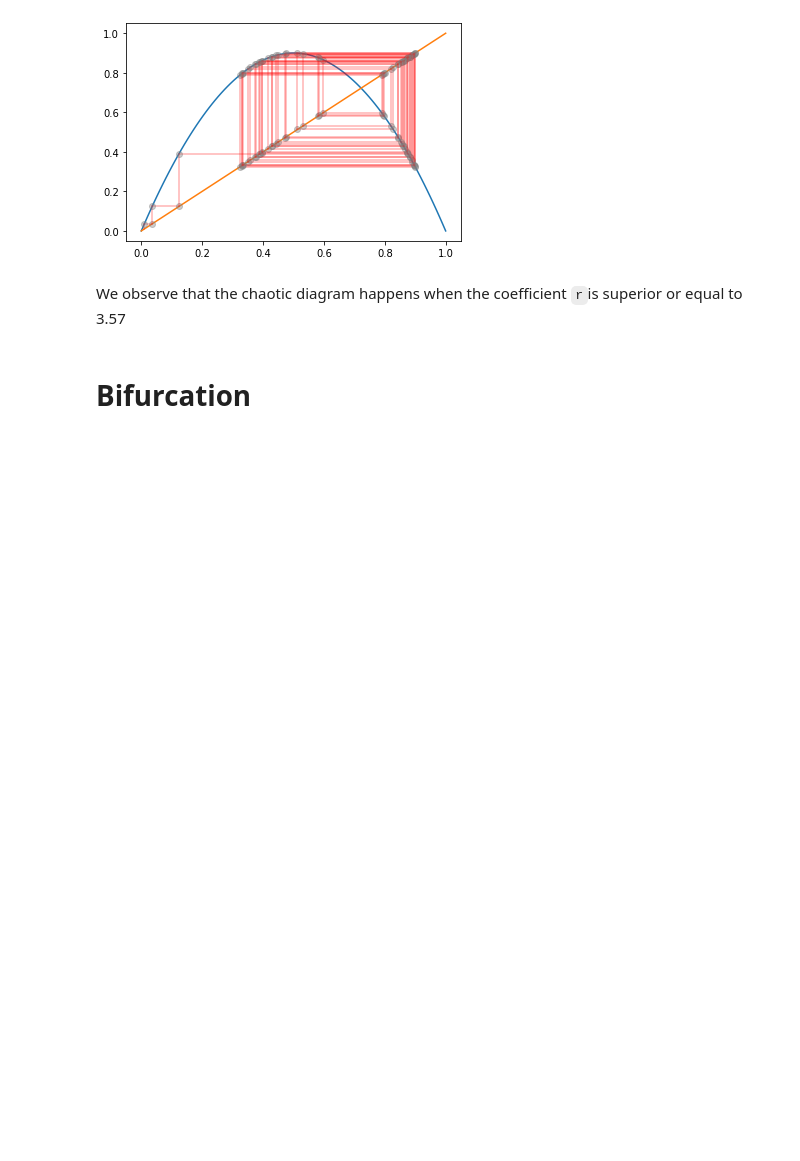
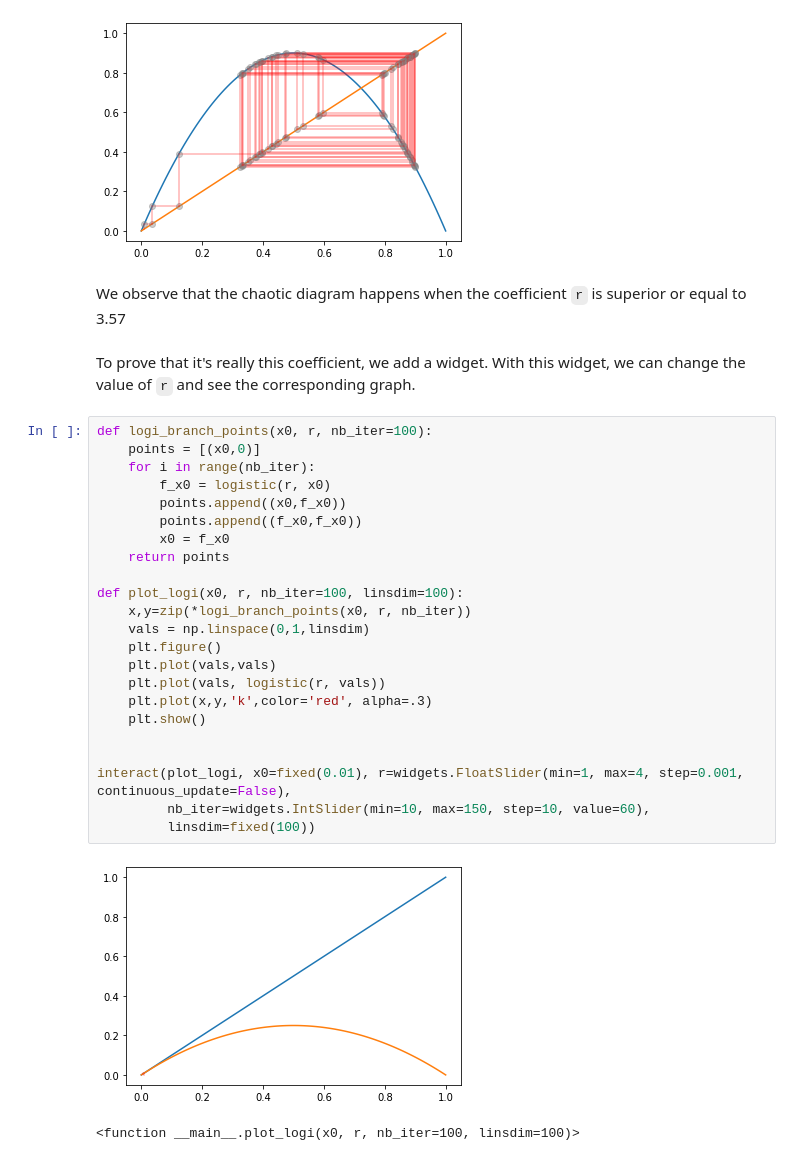
Before and after one commit to tanglef/chaoseverywhere, a Jupyter notebook: chaoseverywhere/Sketch/logistic.ipynb, the cells around one changed output. Drawn from its saved outputs; the diff is of its cells as text; blank space fills up the shorter version.

```diff
--- a/chaoseverywhere/Sketch/logistic.ipynb
+++ b/chaoseverywhere/Sketch/logistic.ipynb
@@ -61,6 +82,32 @@ logistic_draw(0.01, 3.6, 50, 100)
 # %% [output]
 [figure]
 # %% [markdown]
-We observe that the chaotic diagram happens when the coefficient `r`is superior or equal to 3.57
+We observe that the chaotic diagram happens when the coefficient `r` is superior or equal to 3.57
-# %% [markdown]
-# Bifurcation
+# %% [markdown]
+To prove that it's really this coefficient, we add a widget. With this widget, we can change the value of `r` and see the corresponding graph.
+# %%
+def logi_branch_points(x0, r, nb_iter=100):
+    points = [(x0,0)]
+    for i in range(nb_iter):
+        f_x0 = logistic(r, x0)
+        points.append((x0,f_x0))
+        points.append((f_x0,f_x0))
+        x0 = f_x0
+    return points
+
+def plot_logi(x0, r, nb_iter=100, linsdim=100):
+    x,y=zip(*logi_branch_points(x0, r, nb_iter))
+    vals = np.linspace(0,1,linsdim)
+    plt.figure()
+    plt.plot(vals,vals)
+    plt.plot(vals, logistic(r, vals))
+    plt.plot(x,y,'k',color='red', alpha=.3)
+    plt.show()
+
+
+interact(plot_logi, x0=fixed(0.01), r=widgets.FloatSlider(min=1, max=4, step=0.001, continuous_update=False),
+         nb_iter=widgets.IntSlider(min=10, max=150, step=10, value=60),
+         linsdim=fixed(100))
+# %% [output]
+[figure, added]
+<function __main__.plot_logi(x0, r, nb_iter=100, linsdim=100)>
```
Also changed, not shown: parts of 21 cells of this notebook.
